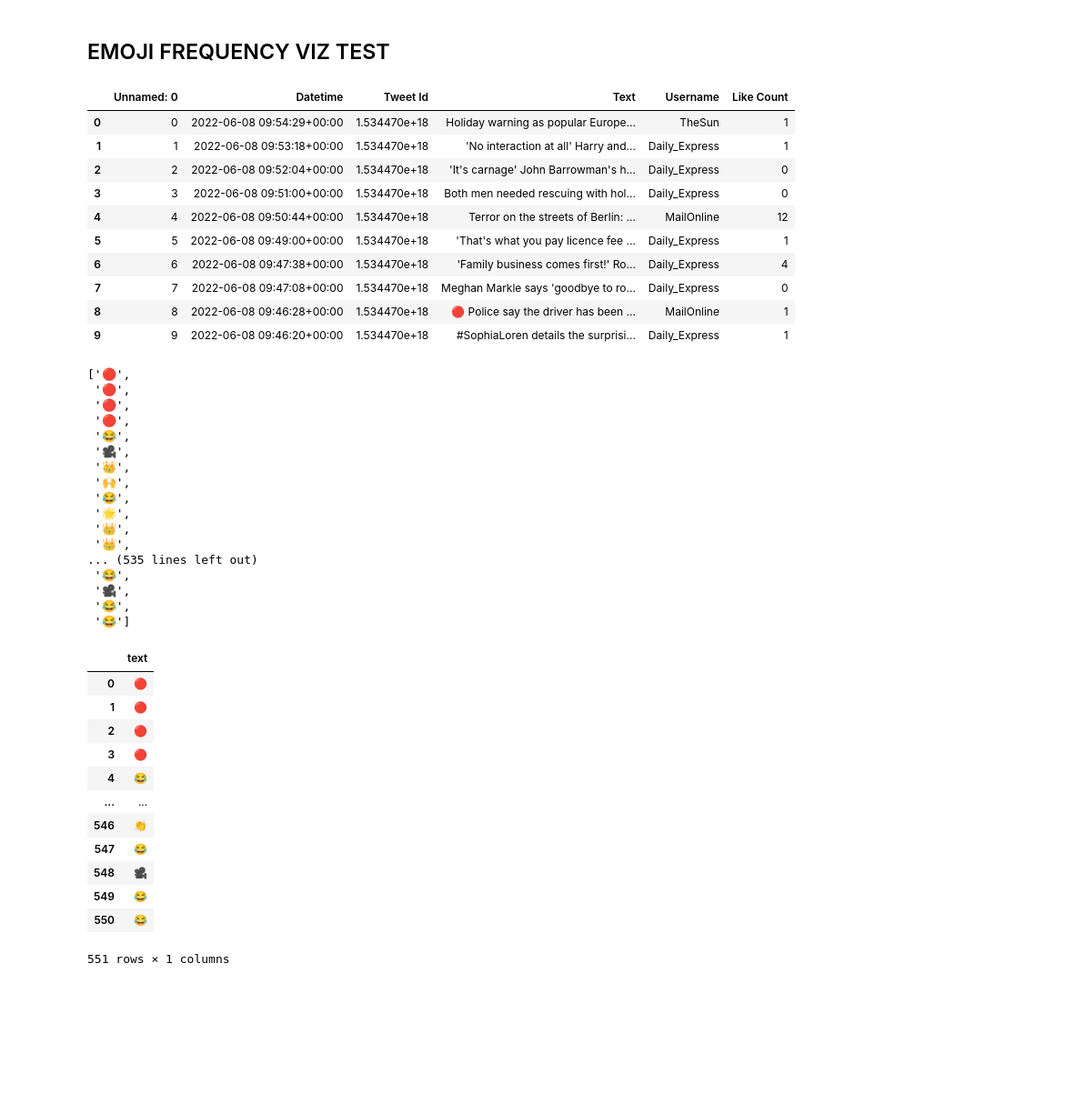
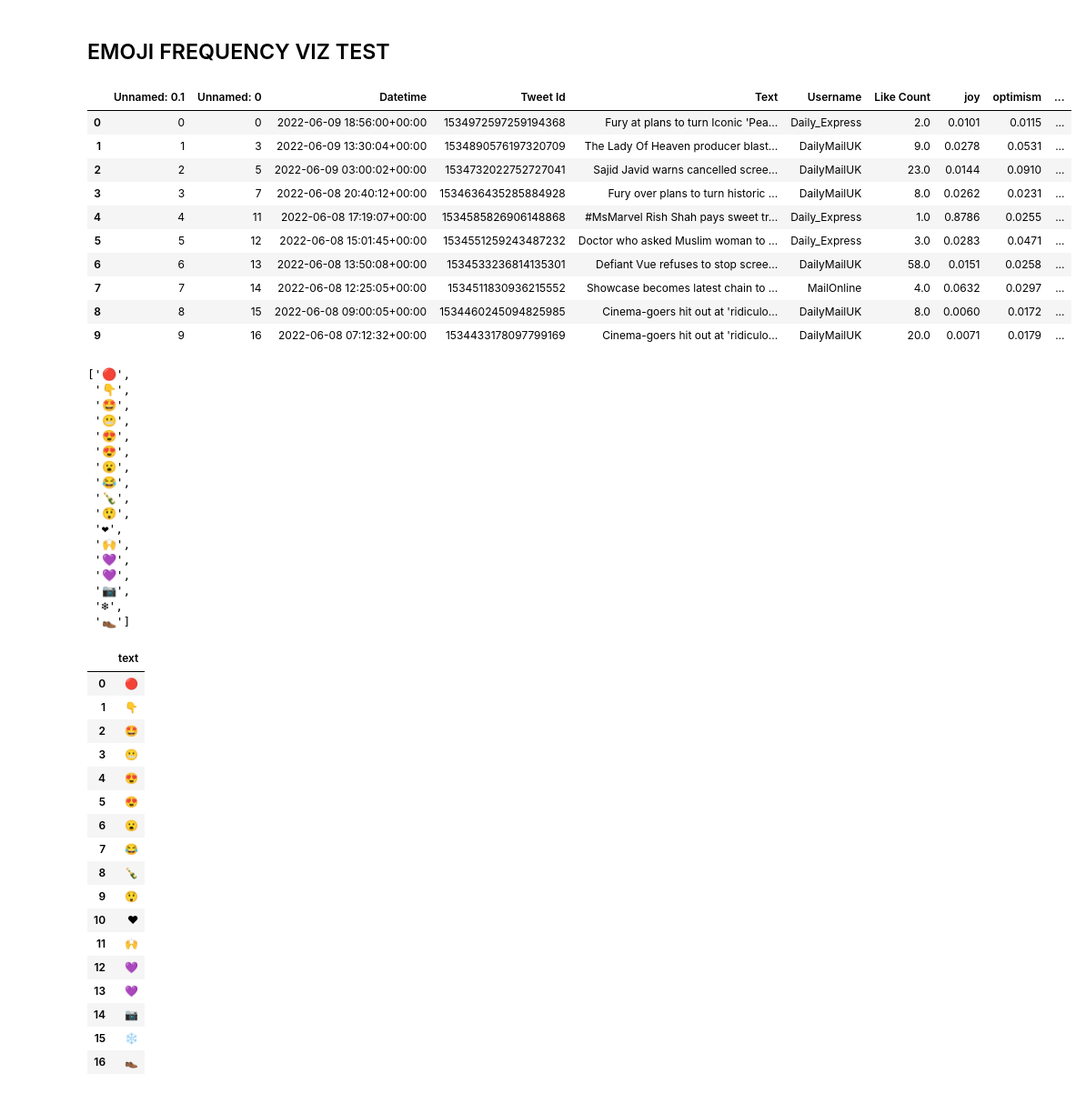
Before and after one commit to jennajt/NLP_sentiment, a Jupyter notebook: notebooks/EMOROBERTA & EMOJI VIZ TESTS.ipynb, the cells around one changed output. Shown at 91% size. Drawn from its saved outputs; the diff is of its cells as text; code cells hidden in the pictures; blank space fills up the shorter version.

```diff
--- a/notebooks/EMOROBERTA & EMOJI VIZ TESTS.ipynb
+++ b/notebooks/EMOROBERTA & EMOJI VIZ TESTS.ipynb
@@ -88,20 +35,20 @@ Text(0.5, 1.0, 'Emotion Test Viz')
 # %% [markdown]
 ## EMOJI FREQUENCY VIZ TEST
 # %%
-df2 = pd.read_csv('../data/10k_unfiltered.csv')
+df2 = pd.read_csv('../data/muslim_roberta_processed.csv')
 df2.head(10)
 # %% [output]
-|  | Unnamed: 0 | Datetime | Tweet Id | Text | Username | Like Count |
-| 0 | 0 | 2022-06-08 09:54:29+00:00 | 1.534470e+18 | Holiday warning as popular Europe... | TheSun | 1 |
-| 1 | 1 | 2022-06-08 09:53:18+00:00 | 1.534470e+18 | 'No interaction at all' Harry and... | Daily_Express | 1 |
-| 2 | 2 | 2022-06-08 09:52:04+00:00 | 1.534470e+18 | 'It's carnage' John Barrowman's h... | Daily_Express | 0 |
-| 3 | 3 | 2022-06-08 09:51:00+00:00 | 1.534470e+18 | Both men needed rescuing with hol... | Daily_Express | 0 |
-| 4 | 4 | 2022-06-08 09:50:44+00:00 | 1.534470e+18 | Terror on the streets of Berlin: ... | MailOnline | 12 |
-| 5 | 5 | 2022-06-08 09:49:00+00:00 | 1.534470e+18 | 'That's what you pay licence fee ... | Daily_Express | 1 |
-| 6 | 6 | 2022-06-08 09:47:38+00:00 | 1.534470e+18 | 'Family business comes first!' Ro... | Daily_Express | 4 |
-| 7 | 7 | 2022-06-08 09:47:08+00:00 | 1.534470e+18 | Meghan Markle says 'goodbye to ro... | Daily_Express | 0 |
-| 8 | 8 | 2022-06-08 09:46:28+00:00 | 1.534470e+18 | 🔴 Police say the driver has been ... | MailOnline | 1 |
-| 9 | 9 | 2022-06-08 09:46:20+00:00 | 1.534470e+18 | #SophiaLoren details the surprisi... | Daily_Express | 1 |
+|  | Unnamed: 0.1 | Unnamed: 0 | Datetime | Tweet Id | Text | Username | Like Count | joy | optimism | ... |
+| 0 | 0 | 0 | 2022-06-09 18:56:00+00:00 | 1534972597259194368 | Fury at plans to turn Iconic 'Pea... | Daily_Express | 2.0 | 0.0101 | 0.0115 | ... |
+| 1 | 1 | 3 | 2022-06-09 13:30:04+00:00 | 1534890576197320709 | The Lady Of Heaven producer blast... | DailyMailUK | 9.0 | 0.0278 | 0.0531 | ... |
+| 2 | 2 | 5 | 2022-06-09 03:00:02+00:00 | 1534732022752727041 | Sajid Javid warns cancelled scree... | DailyMailUK | 23.0 | 0.0144 | 0.0910 | ... |
+| 3 | 3 | 7 | 2022-06-08 20:40:12+00:00 | 1534636435285884928 | Fury over plans to turn historic ... | DailyMailUK | 8.0 | 0.0262 | 0.0231 | ... |
+| 4 | 4 | 11 | 2022-06-08 17:19:07+00:00 | 1534585826906148868 | #MsMarvel Rish Shah pays sweet tr... | Daily_Express | 1.0 | 0.8786 | 0.0255 | ... |
+| 5 | 5 | 12 | 2022-06-08 15:01:45+00:00 | 1534551259243487232 | Doctor who asked Muslim woman to ... | Daily_Express | 3.0 | 0.0283 | 0.0471 | ... |
+| 6 | 6 | 13 | 2022-06-08 13:50:08+00:00 | 1534533236814135301 | Defiant Vue refuses to stop scree... | DailyMailUK | 58.0 | 0.0151 | 0.0258 | ... |
+| 7 | 7 | 14 | 2022-06-08 12:25:05+00:00 | 1534511830936215552 | Showcase becomes latest chain to ... | MailOnline | 4.0 | 0.0632 | 0.0297 | ... |
+| 8 | 8 | 15 | 2022-06-08 09:00:05+00:00 | 1534460245094825985 | Cinema-goers hit out at 'ridiculo... | DailyMailUK | 8.0 | 0.0060 | 0.0172 | ... |
+| 9 | 9 | 16 | 2022-06-08 07:12:32+00:00 | 1534433178097799169 | Cinema-goers hit out at 'ridiculo... | DailyMailUK | 20.0 | 0.0071 | 0.0179 | ... |
 # %%
 import emoji
 from emot.emo_unicode import UNICODE_EMOJI # For emojis
@@ -124,39 +71,44 @@ emojis_freq = emojis_new()
 emojis_freq
 # %% [output]
 ['🔴',
- '🔴',
- '🔴',
- '🔴',
+ '👇',
+ '🤩',
+ '😬',
+ '😍',
+ '😍',
+ '😮',
  '😂',
- '🎥',
- '👑',
+ '🍾',
+ '😲',
+ '❤',
  '🙌',
- '😂',
- '🌟',
- '👑',
- '👑',
-... (535 lines left out)
- '😂',
- '🎥',
- '😂',
- '😂']
+ '💜',
+ '💜',
+ '📷',
+ '❄',
+ '👞']
 # %%
 emojis_data = pd.DataFrame(emojis_freq, columns=['text'])
 emojis_data
 # %% [output]
 |  | text |
 | 0 | 🔴 |
-| 1 | 🔴 |
-| 2 | 🔴 |
-| 3 | 🔴 |
-| 4 | 😂 |
-| ... | ... |
-| 546 | 👏 |
-| 547 | 😂 |
-| 548 | 🎥 |
-| 549 | 😂 |
-| 550 | 😂 |
+| 1 | 👇 |
+| 2 | 🤩 |
+| 3 | 😬 |
+| 4 | 😍 |
+| 5 | 😍 |
+| 6 | 😮 |
+| 7 | 😂 |
+| 8 | 🍾 |
+| 9 | 😲 |
+| 10 | ❤ |
+| 11 | 🙌 |
+| 12 | 💜 |
+| 13 | 💜 |
+| 14 | 📷 |
+| 15 | ❄ |
+| 16 | 👞 |
-551 rows × 1 columns
 # %%
 emoji_counts = (emojis_data.apply(pd.Series) #breaks up the list into seperate columns
                 .stack() #collapses each column into one column
```
Also changed, not shown: parts of 10 cells of this notebook, 49 other files.
